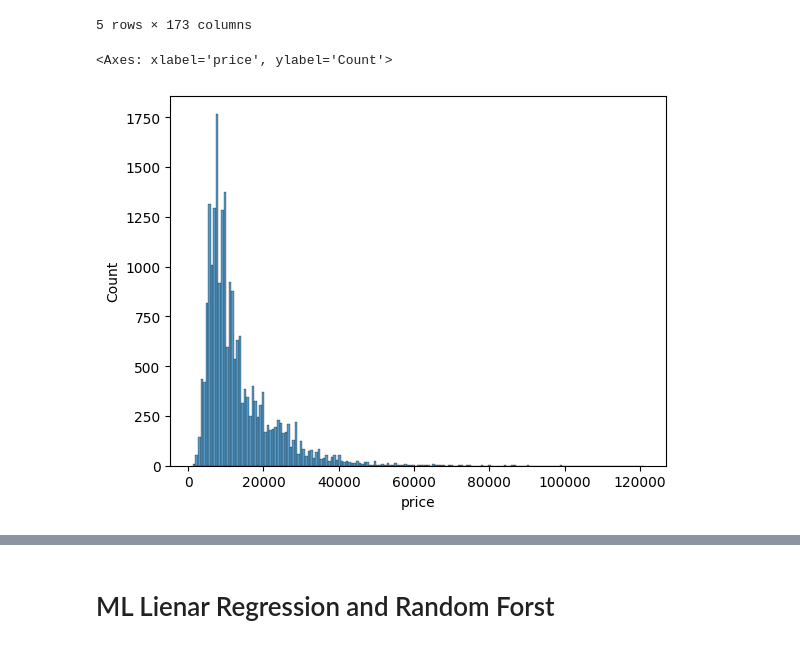
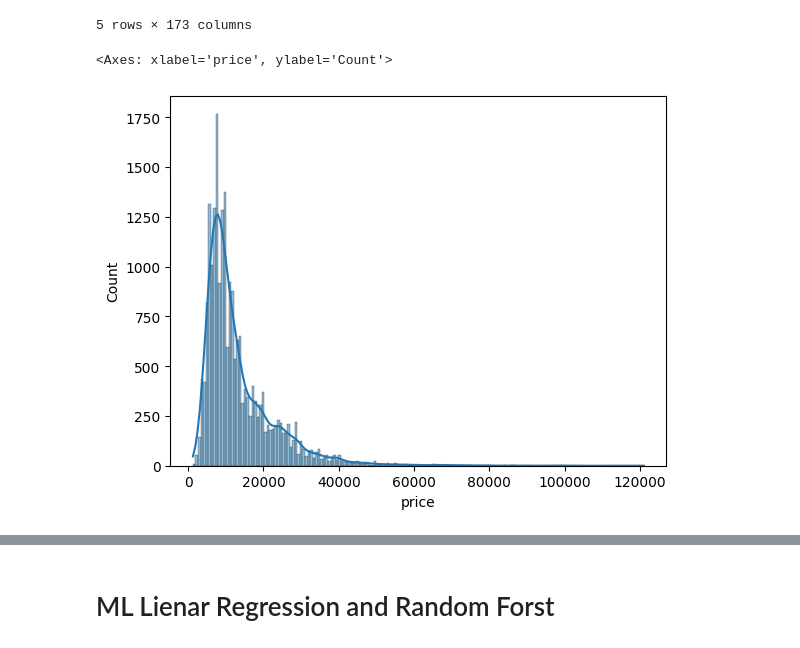
Before and after one commit to bayzero91/Autoscout_Analytics_Project_V2, a Jupyter notebook: Dataprep_Price_App.ipynb, the cells around one changed output, grey strips where cells are left out. Drawn from its saved outputs; the diff is of its cells as text; code cells hidden in the pictures.

```diff
--- a/EDA_&_ ML.ipynb
+++ b/Dataprep_Price_App.ipynb
@@ -191,7 +187,7 @@ data.head()
 | 4 | -1.176157 | -0.697376 | -1.628191 | 6990 | True | False | False | False | ... |
 5 rows × 173 columns
 # %%
-sns.histplot(data["price"])
+sns.histplot(data["price"], kde=True)
 # %% [output]
 <Axes: xlabel='price', ylabel='Count'>
-[figure, old version]
+[figure, new version]
```
Also changed, not shown: parts of 18 cells of this notebook, 2 other files.
